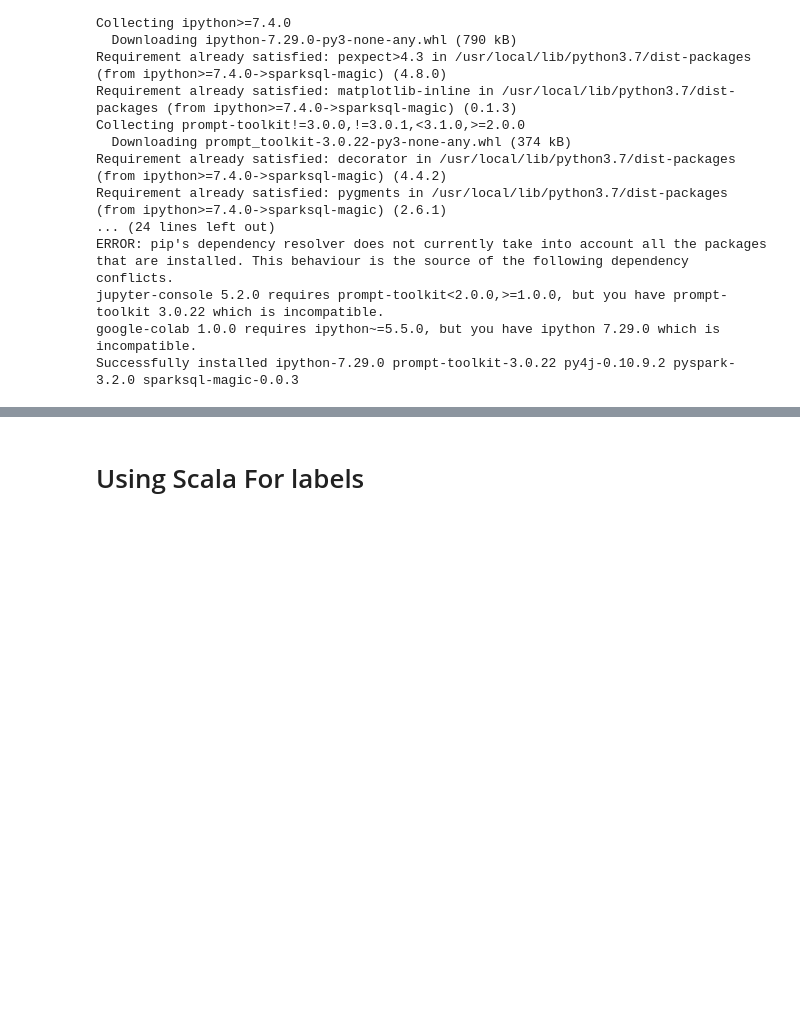
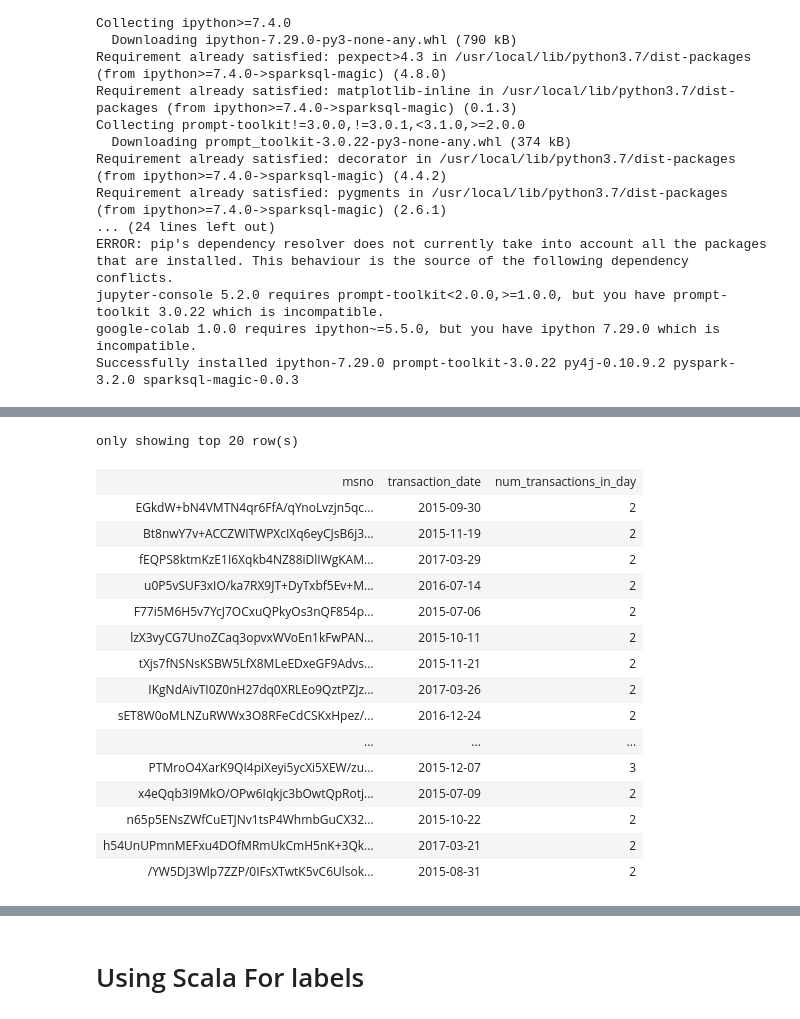
Before and after one commit to sjtalkar/DP-203-Azure-Data-Engineering-Notes, a Jupyter notebook: SparkAndDeltaLake.ipynb, the cells around one changed output, grey strips where cells are left out. Drawn from its saved outputs; the diff is of its cells as text; code cells hidden in the pictures; blank space fills up the shorter version.

```diff
--- a/SparkAndDeltaLake.ipynb
+++ b/SparkAndDeltaLake.ipynb
@@ -380,0 +433,24 @@ select * from kkbox.transactions limit 20
+# %%
+%%sparksql
+select msno, transaction_date, count(1) as num_transactions_in_day
+ from kkbox.transactions
+ where is_cancel = 1
+ group by msno, transaction_date having count(1) > 1
+# %% [output]
+only showing top 20 row(s)
+| msno | transaction_date | num_transactions_in_day |
+| EGkdW+bN4VMTN4qr6FfA/qYnoLvzjn5qc... | 2015-09-30 | 2 |
+| Bt8nwY7v+ACCZWITWPXcIXq6eyCJsB6j3... | 2015-11-19 | 2 |
+| fEQPS8ktmKzE1I6Xqkb4NZ88iDlIWgKAM... | 2017-03-29 | 2 |
+| u0P5vSUF3xIO/ka7RX9JT+DyTxbf5Ev+M... | 2016-07-14 | 2 |
+| F77i5M6H5v7YcJ7OCxuQPkyOs3nQF854p... | 2015-07-06 | 2 |
+| lzX3vyCG7UnoZCaq3opvxWVoEn1kFwPAN... | 2015-10-11 | 2 |
+| tXjs7fNSNsKSBW5LfX8MLeEDxeGF9Advs... | 2015-11-21 | 2 |
+| IKgNdAivTI0Z0nH27dq0XRLEo9QztPZJz... | 2017-03-26 | 2 |
+| sET8W0oMLNZuRWWx3O8RFeCdCSKxHpez/... | 2016-12-24 | 2 |
+| ... | ... | ... |
+| PTMroO4XarK9QI4piXeyi5ycXi5XEW/zu... | 2015-12-07 | 3 |
+| x4eQqb3I9MkO/OPw6Iqkjc3bOwtQpRotj... | 2015-07-09 | 2 |
+| n65p5ENsZWfCuETJNv1tsP4WhmbGuCX32... | 2015-10-22 | 2 |
+| h54UnUPmnMEFxu4DOfMRmUkCmH5nK+3Qk... | 2017-03-21 | 2 |
+| /YW5DJ3Wlp7ZZP/0IFsXTwtK5vC6Ulsok... | 2015-08-31 | 2 |
```
Also changed, not shown: parts of 8 cells of this notebook.
